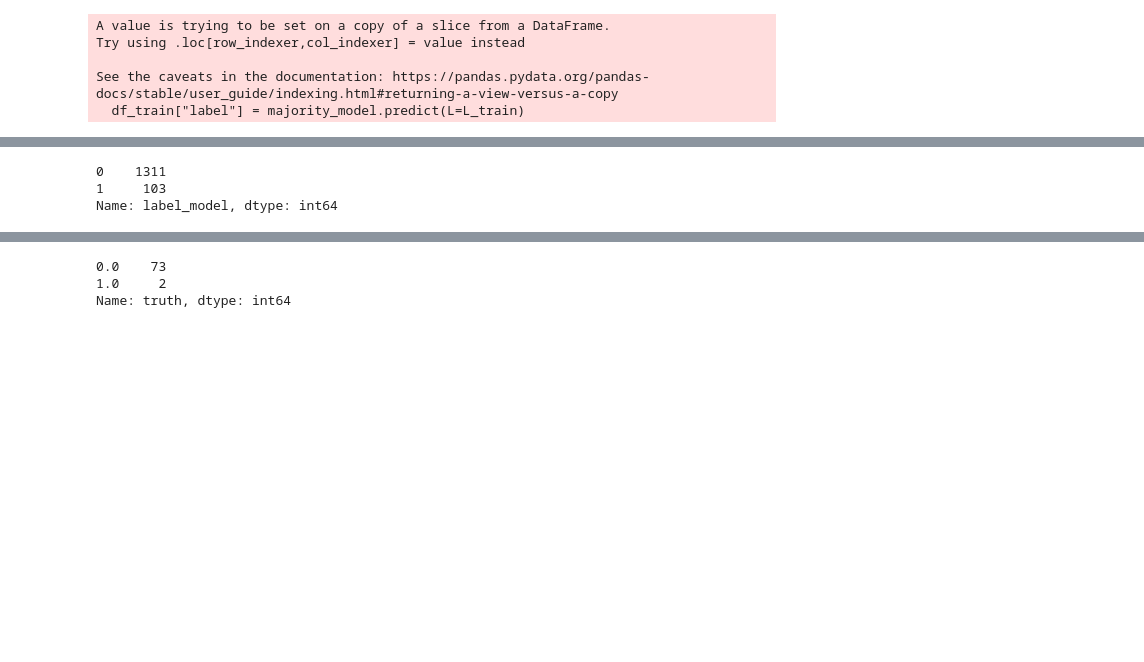
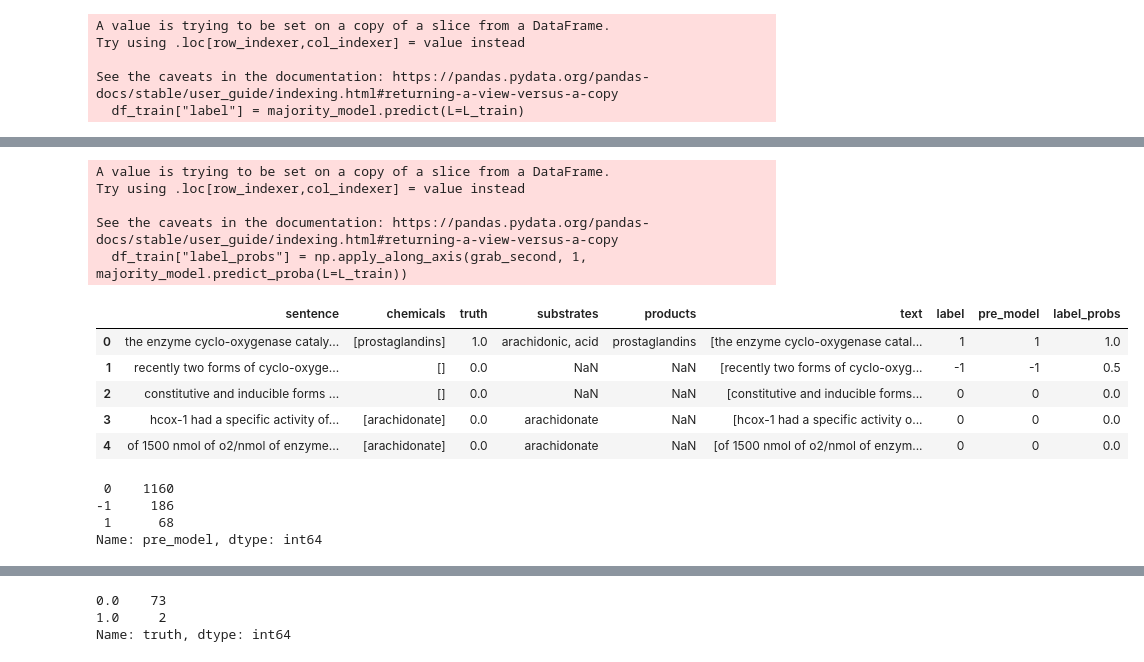
Before and after one commit to igematberkeley/NLPChemExtractor, a Jupyter notebook: cassie_snorkel_labeling_functions.ipynb, the cells around one changed output, grey strips where cells are left out. Saved outputs shown, nothing was run; the diff lists cells and outputs as text; code cells hidden in the pictures; blank space fills up the shorter version.

```diff
--- a/cassie_snorkel_labeling_functions.ipynb
+++ b/cassie_snorkel_labeling_functions.ipynb
@@ -1044,9 +1078,25 @@ Name: label, dtype: int64
+# %%
+df_train["label_probs"] = np.apply_along_axis(grab_second, 1, majority_model.predict_proba(L=L_train))
+df_train.head()
+# %% [output]
+A value is trying to be set on a copy of a slice from a DataFrame.
+Try using .loc[row_indexer,col_indexer] = value instead
+
+See the caveats in the documentation: https://pandas.pydata.org/pandas-docs/stable/user_guide/indexing.html#returning-a-view-versus-a-copy
+  df_train["label_probs"] = np.apply_along_axis(grab_second, 1, majority_model.predict_proba(L=L_train))
+|  | sentence | chemicals | truth | substrates | products | text | label | pre_model | label_probs |
+| 0 | the enzyme cyclo-oxygenase cataly... | [prostaglandins] | 1.0 | arachidonic, acid | prostaglandins | [the enzyme cyclo-oxygenase catal... | 1 | 1 | 1.0 |
+| 1 | recently two forms of cyclo-oxyge... | [] | 0.0 | NaN | NaN | [recently two forms of cyclo-oxyg... | -1 | -1 | 0.5 |
+| 2 | constitutive and inducible forms ... | [] | 0.0 | NaN | NaN | [constitutive and inducible forms... | 0 | 0 | 0.0 |
+| 3 | hcox-1 had a specific activity of... | [arachidonate] | 0.0 | arachidonate | NaN | [hcox-1 had a specific activity o... | 0 | 0 | 0.0 |
+| 4 | of 1500 nmol of o2/nmol of enzyme... | [arachidonate] | 0.0 | arachidonate | NaN | [of 1500 nmol of o2/nmol of enzym... | 0 | 0 | 0.0 |
 # %%
-df_train["label_model"].value_counts()
+df_train["pre_model"].value_counts()
 # %% [output]
-0    1311
-1     103
-Name: label_model, dtype: int64
+ 0    1160
+-1     186
+ 1      68
+Name: pre_model, dtype: int64
 # %%
 df_train.to_csv(r'../labeled.csv')
 # %%
```
Also changed, not shown: parts of 35 cells of this notebook.
